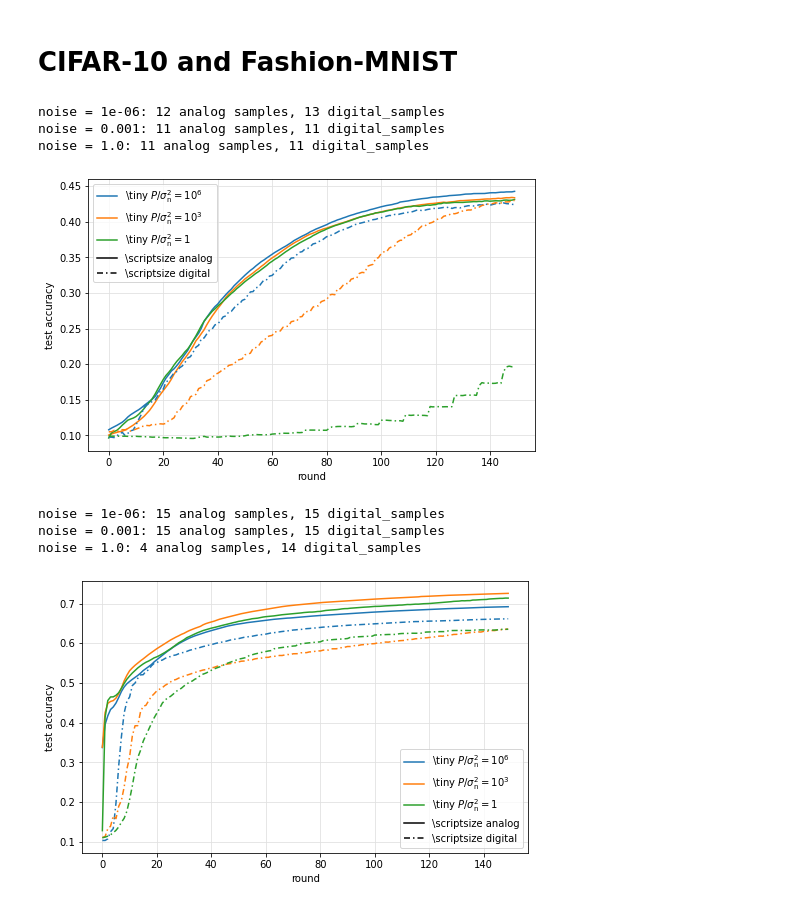
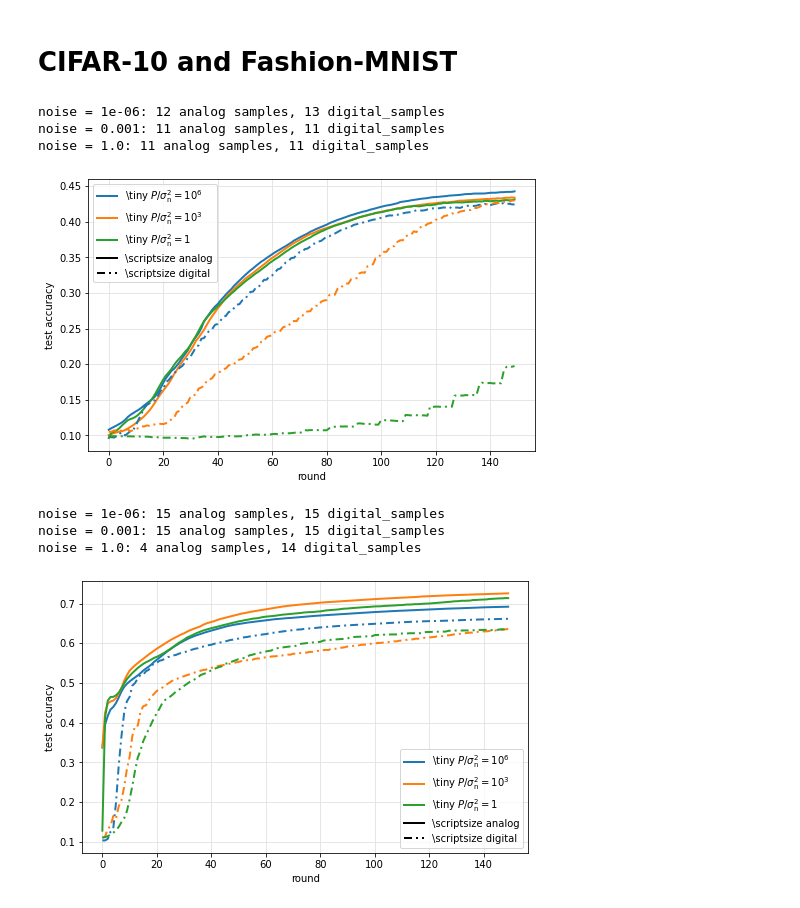
Before and after one commit to czlee/kyanite, a Jupyter notebook: tikz-plots.ipynb, the cells around one changed output. Cells and saved outputs as stored; diff of their text form; code cells hidden in the pictures.

```diff
--- a/tikz-plots.ipynb
+++ b/tikz-plots.ipynb
@@ -177,21 +177,21 @@ def get_comparison_args(dataset, clients, lr_client=0.01, momentum_client=0.0):
     return all_analog_specs, all_digital_specs
 # %%
 all_specs = get_comparison_args('cifar10', 20, lr_client=1e-3, momentum_client=0.9)
-plot_comparison('accuracy', analog_path, digital_path, *all_specs)
+plot_comparison('accuracy', analog_path, digital_path, *all_specs, linewidth=2)
 modify_for_tikz()
 tikzplotlib.save(figures_dir / "cifar10.tikz")
 # %% [output]
 noise = 1e-06: 12 analog samples, 13 digital_samples
 noise = 0.001: 11 analog samples, 11 digital_samples
 noise = 1.0: 11 analog samples, 11 digital_samples
-[figure, old version]
+[figure, new version]
 # %%
 all_specs = get_comparison_args('fashion-mnist', 20)
-plot_comparison('accuracy', analog_path, digital_path, *all_specs)
+plot_comparison('accuracy', analog_path, digital_path, *all_specs, linewidth=2)
 modify_for_tikz()
 tikzplotlib.save(figures_dir / "fashion-mnist.tikz")
 # %% [output]
 noise = 1e-06: 15 analog samples, 15 digital_samples
 noise = 0.001: 15 analog samples, 15 digital_samples
 noise = 1.0: 4 analog samples, 14 digital_samples
-[figure, old version]
+[figure, new version]
```
Also changed, not shown: parts of 2 cells of this notebook, 1 other file.
